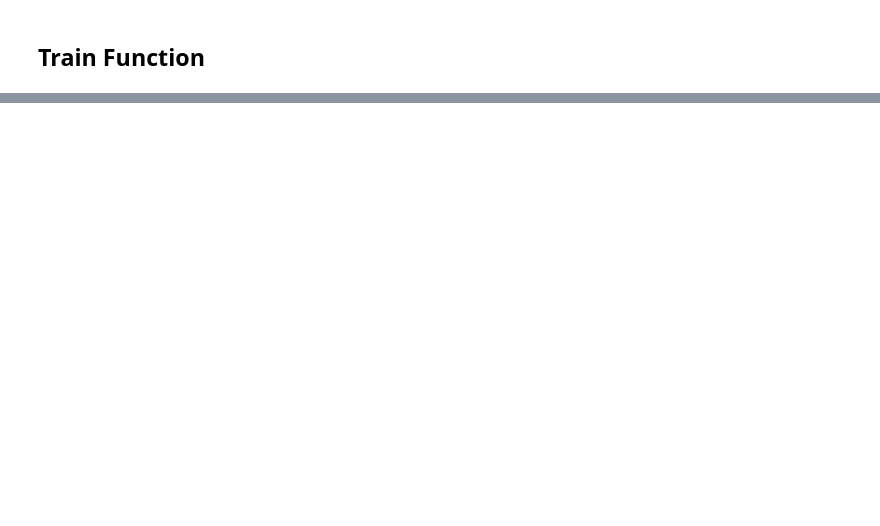
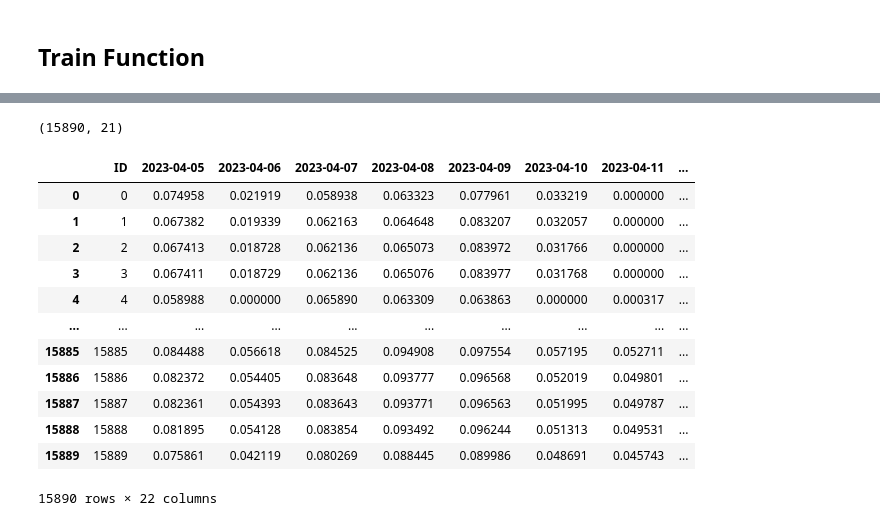
Before and after one commit to A1R-3112/DL_aimer, a Jupyter notebook: cnn_lstm.ipynb, the cells around one changed output, grey strips where cells are left out. Cells and saved outputs as stored; diff of their text form; code cells hidden in the pictures; blank space fills up the shorter version.

Commit message:
test in Linux

```diff
--- a/cnn_lstm.ipynb
+++ b/cnn_lstm.ipynb
@@ -263,10 +356,13 @@ def train(model, optimizer, train_loader, val_loader, device):
     best_loss = 9999999
     best_model = None
 
+    # Epoch
     for epoch in range(1, CFG['EPOCHS']+1):
         model.train()
         train_loss = []
         train_mae = []
+
+    # Iteration
         for X, Y in tqdm(iter(train_loader)):
             X = X.to(device)
             Y = Y.to(device)
@@ -281,7 +377,7 @@ def train(model, optimizer, train_loader, val_loader, device):
 
             train_loss.append(loss.item())
 
-        val_loss = validation(model, val_loader, criterion, device)
+        val_loss, val_loss_li = validation(model, val_loader, criterion, device)
         print(f'Epoch : [{epoch}] Train Loss : [{np.mean(train_loss):.5f}] Val Loss : [{val_loss:.5f}]')
 
         if best_loss > val_loss:
@@ -289,7 +385,7 @@ def train(model, optimizer, train_loader, val_loader, device):
             best_model = model
             print('Model Saved')
 
-    return best_model
+    return best_model, train_loss, val_loss_li
 # %%
 def validation(model, val_loader, criterion, device):
     model.eval()
@@ -308,4 +404,4 @@ def validation(model, val_loader, criterion, device):
 # %%
 model = Conv1d_LSTM()
 optimizer = torch.optim.Adam(params = model.parameters(), lr = CFG['LEARNING_RATE'])
-infer_model = train(model, optimizer, train_loader, val_loader, device='cpu')
+infer_model, train_loss, val_loss = train(model, optimizer, train_loader, val_loader, device)
@@ -330,3 +447,11 @@ def inference(model, test_loader, device):
             predictions.extend(output)
 
     return np.array(predictions)
+# %%
+prediction = inference(infer_model, test_loader, device)
+prediction.shape
+# %% [output]
+(15890, 21)
+# %%
+submit = pd.read_csv(PATH + '/sample_submission.csv')
+submit.iloc[:, 1:] = prediction
@@ -332,0 +461,16 @@ def inference(model, test_loader, device):
+# %%
+submit
+# %% [output]
+|  | ID | 2023-04-05 | 2023-04-06 | 2023-04-07 | 2023-04-08 | 2023-04-09 | 2023-04-10 | 2023-04-11 | ... |
+| 0 | 0 | 0.074958 | 0.021919 | 0.058938 | 0.063323 | 0.077961 | 0.033219 | 0.000000 | ... |
+| 1 | 1 | 0.067382 | 0.019339 | 0.062163 | 0.064648 | 0.083207 | 0.032057 | 0.000000 | ... |
+| 2 | 2 | 0.067413 | 0.018728 | 0.062136 | 0.065073 | 0.083972 | 0.031766 | 0.000000 | ... |
+| 3 | 3 | 0.067411 | 0.018729 | 0.062136 | 0.065076 | 0.083977 | 0.031768 | 0.000000 | ... |
+| 4 | 4 | 0.058988 | 0.000000 | 0.065890 | 0.063309 | 0.063863 | 0.000000 | 0.000317 | ... |
+| ... | ... | ... | ... | ... | ... | ... | ... | ... | ... |
+| 15885 | 15885 | 0.084488 | 0.056618 | 0.084525 | 0.094908 | 0.097554 | 0.057195 | 0.052711 | ... |
+| 15886 | 15886 | 0.082372 | 0.054405 | 0.083648 | 0.093777 | 0.096568 | 0.052019 | 0.049801 | ... |
+| 15887 | 15887 | 0.082361 | 0.054393 | 0.083643 | 0.093771 | 0.096563 | 0.051995 | 0.049787 | ... |
+| 15888 | 15888 | 0.081895 | 0.054128 | 0.083854 | 0.093492 | 0.096244 | 0.051313 | 0.049531 | ... |
+| 15889 | 15889 | 0.075861 | 0.042119 | 0.080269 | 0.088445 | 0.089986 | 0.048691 | 0.045743 | ... |
+15890 rows × 22 columns
```
Also changed, not shown: parts of 18 cells of this notebook, 3 other files.
